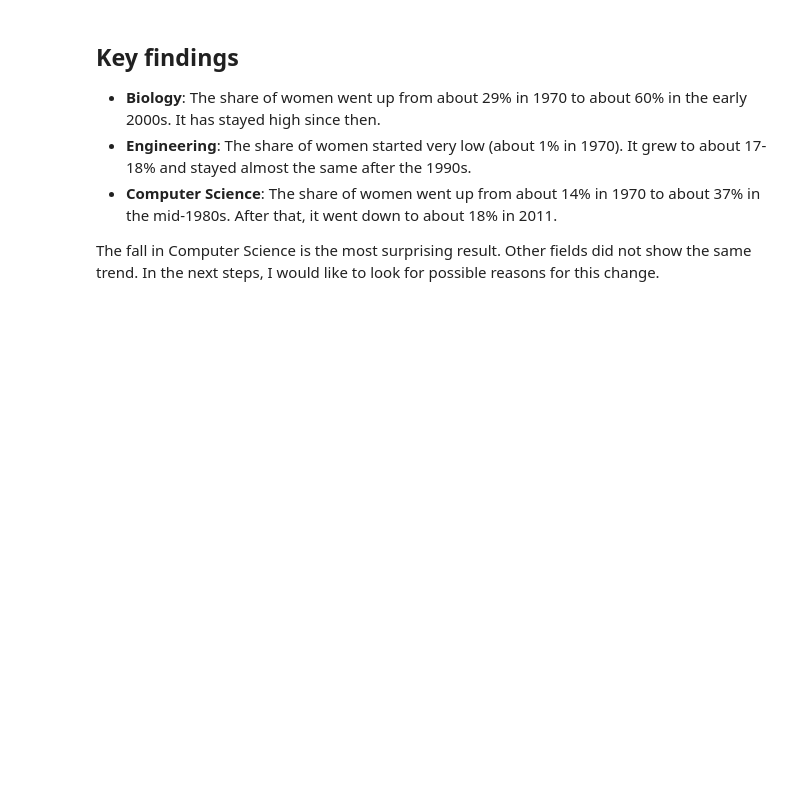
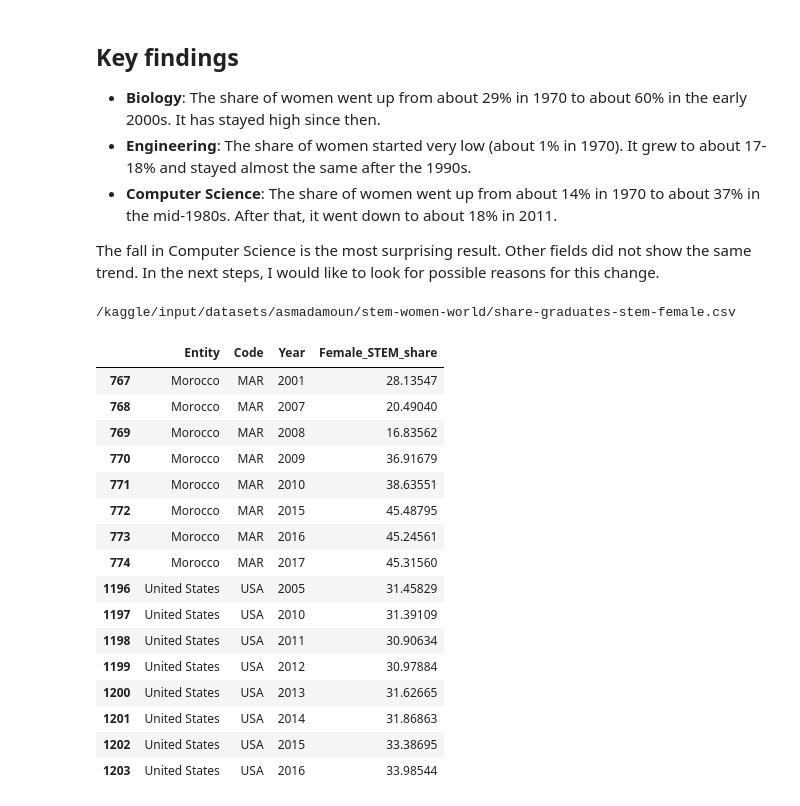
Before and after one commit to asmadamoun/gender-gap-stem-analysis, a Jupyter notebook: notebook3e947bad48.ipynb, the cells around one changed output. Drawn from its saved outputs; the diff is of its cells as text; code cells hidden in the pictures; blank space fills up the shorter version.

```diff
--- a/notebook3e947bad48.ipynb
+++ b/notebook3e947bad48.ipynb
@@ -112,3 +113,32 @@ plt.show()
 - **Computer Science**: The share of women went up from about 14% in 1970 to about 37% in the mid-1980s. After that, it went down to about 18% in 2011.
 
 The fall in Computer Science is the most surprising result. Other fields did not show the same trend. In the next steps, I would like to look for possible reasons for this change.
+# %%
+import glob
+path = glob.glob("/kaggle/input/**/share-graduates-stem-female.csv", recursive=True)[0]
+print(path)
+
+stem = pd.read_csv(path)
+stem.columns = ["Entity", "Code", "Year", "Female_STEM_share"]
+
+compare = stem[stem["Entity"].isin(["Morocco", "United States"])]
+compare
+# %% [output]
+/kaggle/input/datasets/asmadamoun/stem-women-world/share-graduates-stem-female.csv
+|  | Entity | Code | Year | Female_STEM_share |
+| 767 | Morocco | MAR | 2001 | 28.13547 |
+| 768 | Morocco | MAR | 2007 | 20.49040 |
+| 769 | Morocco | MAR | 2008 | 16.83562 |
+| 770 | Morocco | MAR | 2009 | 36.91679 |
+| 771 | Morocco | MAR | 2010 | 38.63551 |
+| 772 | Morocco | MAR | 2015 | 45.48795 |
+| 773 | Morocco | MAR | 2016 | 45.24561 |
+| 774 | Morocco | MAR | 2017 | 45.31560 |
+| 1196 | United States | USA | 2005 | 31.45829 |
+| 1197 | United States | USA | 2010 | 31.39109 |
+| 1198 | United States | USA | 2011 | 30.90634 |
+| 1199 | United States | USA | 2012 | 30.97884 |
+| 1200 | United States | USA | 2013 | 31.62665 |
+| 1201 | United States | USA | 2014 | 31.86863 |
+| 1202 | United States | USA | 2015 | 33.38695 |
+| 1203 | United States | USA | 2016 | 33.98544 |
```
Also changed, not shown: parts of 3 cells of this notebook.
